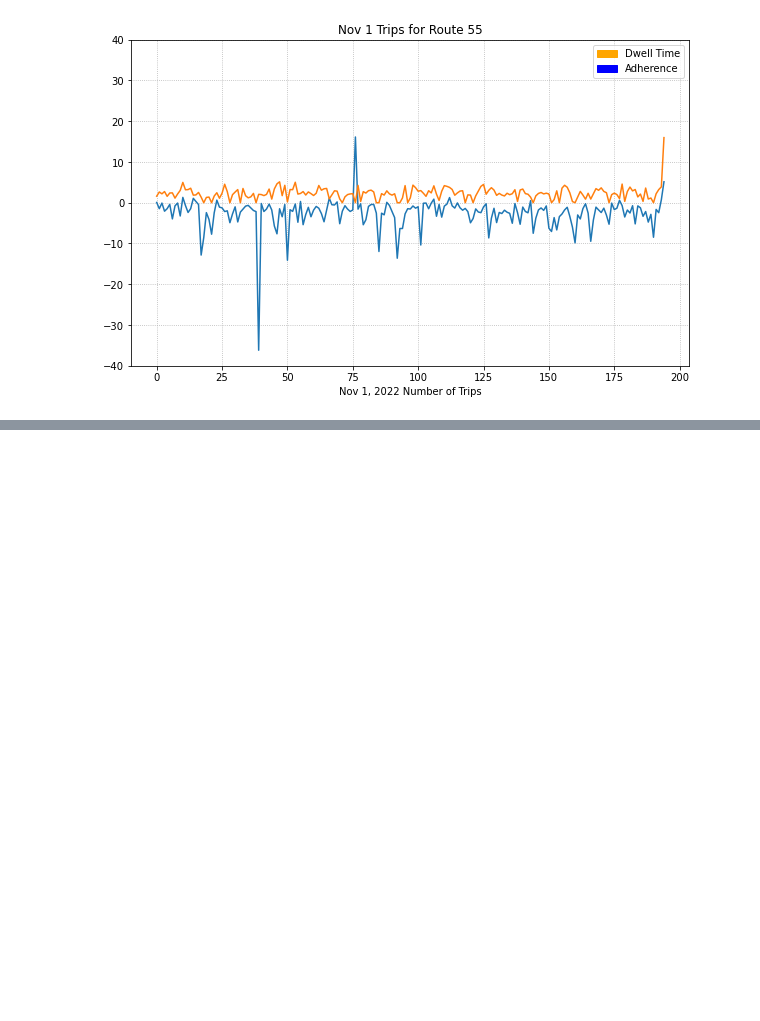
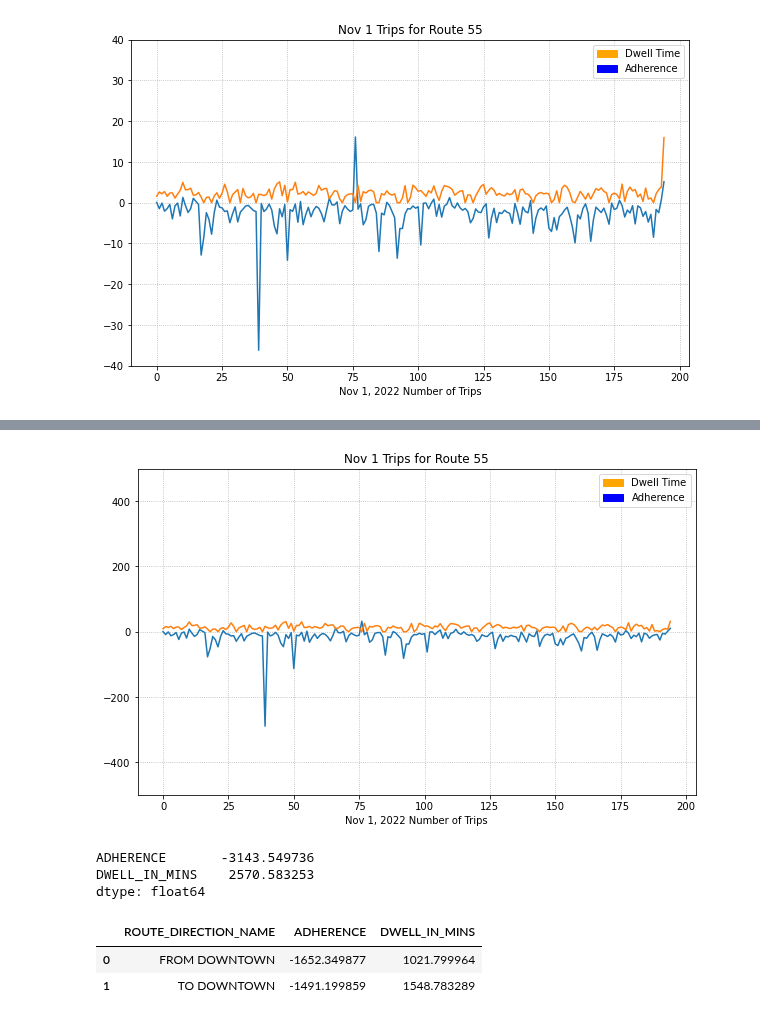
Before and after one commit to NSS-Data-Analytics-Cohort-7/wego-shut_up_and_take_my_query, a Jupyter notebook: notebook/Route55.ipynb, the cells around one changed output, grey strips where cells are left out. Cells and saved outputs as stored; diff of their text form; code cells hidden in the pictures; blank space fills up the shorter version.

```diff
--- a/notebook/Route55.ipynb
+++ b/notebook/Route55.ipynb
@@ -131,3 +114,6 @@ plt.legend(handles=[orange_patch, blue_patch])
 plt.show()
 # %% [output]
 [figure]
+# %%
+headway_r55_nov1_sum = headway_r55_nov.groupby(['TRIP_ID'], as_index=False)['ADHERENCE', 'DWELL_IN_MINS'].sum()
+headway_r55_nov1_sum
@@ -133,0 +134,31 @@ plt.show()
+# %%
+rcParams['figure.figsize'] = 10,6
+colors = sns.color_palette('Paired')
+plt.plot(headway_r55_nov1_sum.ADHERENCE)
+plt.plot(headway_r55_nov1_sum.DWELL_IN_MINS)
+plt.title("Nov 1 Trips for Route 55")
+plt.xlabel("Nov 1, 2022 Number of Trips")
+plt.ylim(-500,500)
+plt.grid(True, linestyle =':')
+
+orange_patch = mpatches.Patch(color='orange', label='Dwell Time')
+blue_patch =mpatches.Patch(color='blue', label= 'Adherence')
+plt.legend(handles=[orange_patch, blue_patch])
+
+plt.show()
+# %% [output]
+[figure, added]
+# %%
+headway_r55_nov1_sum1 = headway_r55_nov[['ADHERENCE', 'DWELL_IN_MINS']].sum()
+headway_r55_nov1_sum1
+# %% [output]
+ADHERENCE       -3143.549736
+DWELL_IN_MINS    2570.583253
+dtype: float64
+# %%
+headway_r55_nov1_dir = headway_r55_nov.groupby(['ROUTE_DIRECTION_NAME'], as_index=False)['ADHERENCE', 'DWELL_IN_MINS'].sum()
+headway_r55_nov1_dir
+# %% [output]
+|  | ROUTE_DIRECTION_NAME | ADHERENCE | DWELL_IN_MINS |
+| 0 | FROM DOWNTOWN | -1652.349877 | 1021.799964 |
+| 1 | TO DOWNTOWN | -1491.199859 | 1548.783289 |
```
Also changed, not shown: parts of 7 cells of this notebook.
